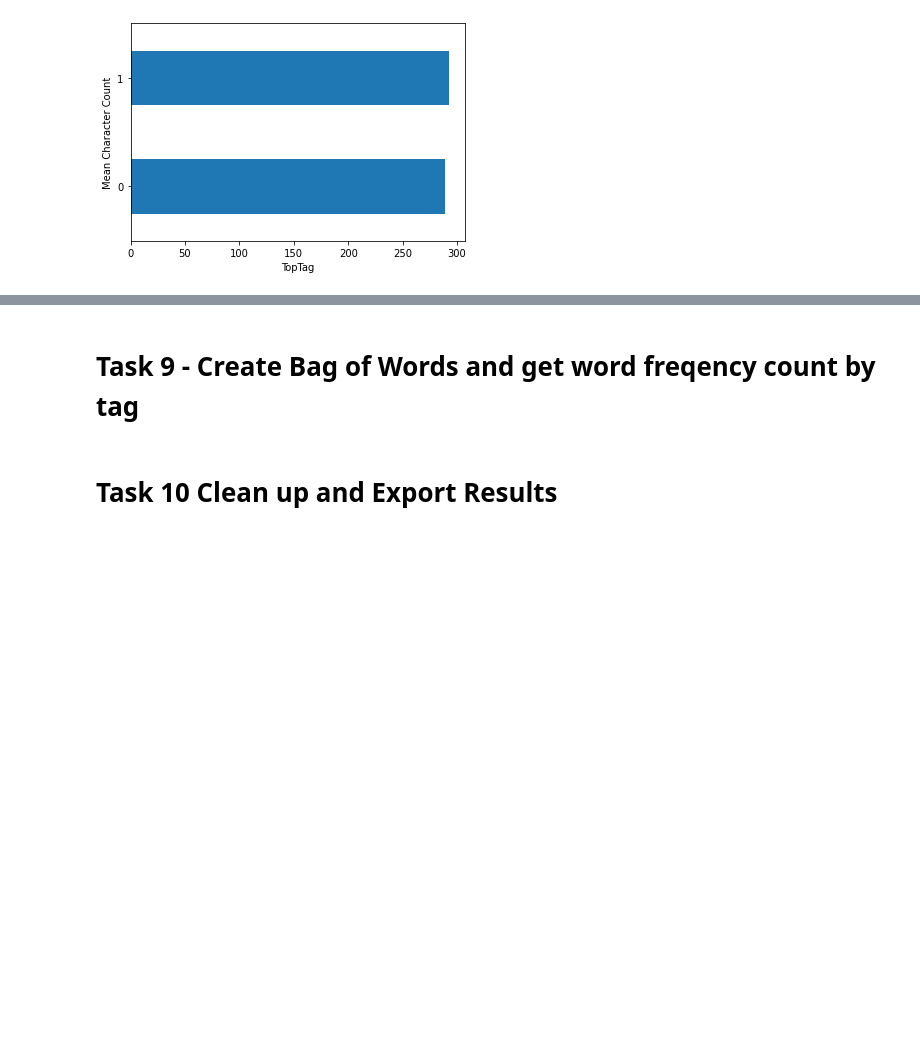
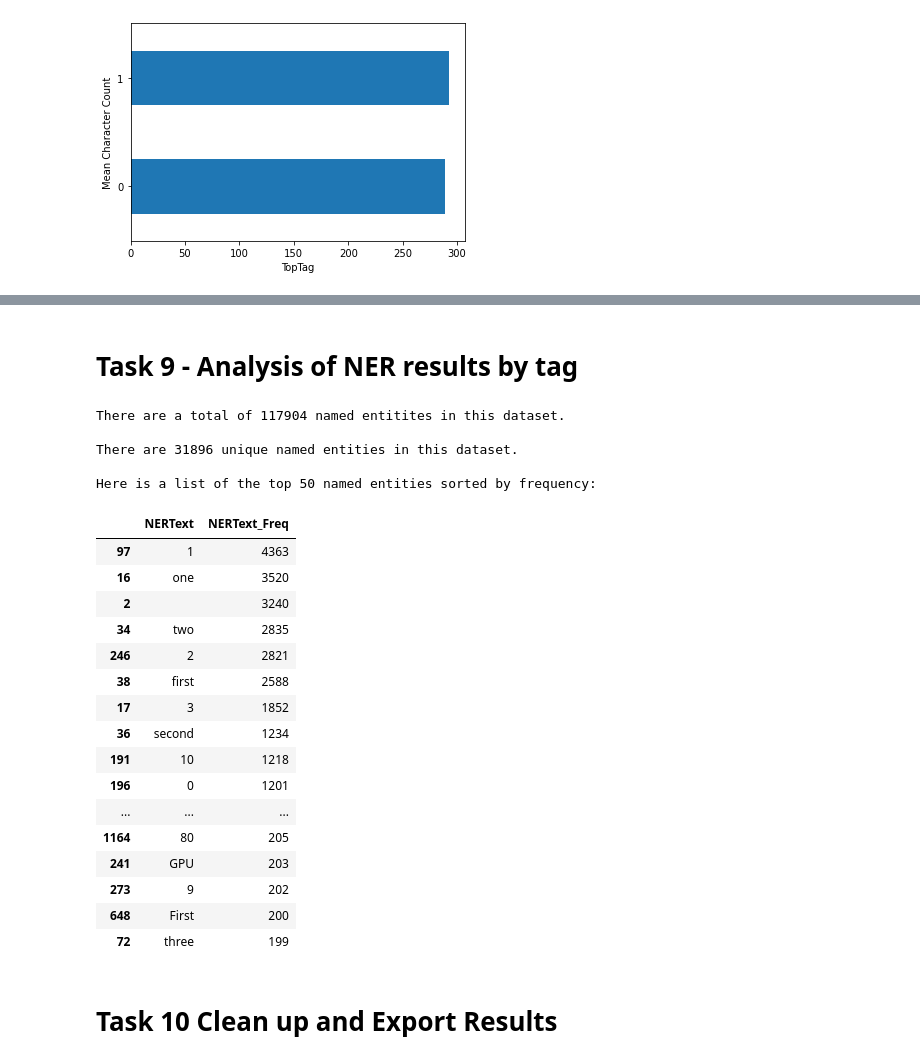
Before and after one commit to lelliott-geo/Springboard_Capstone_Project2, a Jupyter notebook: CP2_04_Analyze_Features.ipynb, the cells around one changed output, grey strips where cells are left out. Saved outputs shown, nothing was run; the diff lists cells and outputs as text; code cells hidden in the pictures; blank space fills up the shorter version.

```diff
--- a/CP2_04_Analyze_Features.ipynb
+++ b/CP2_04_Analyze_Features.ipynb
@@ -335,32 +367,57 @@ Compare tags to NER column for frequency of certain words; 20 words from NER res
+# %% [markdown]
+# Task 9 - Analysis of NER results by tag
 # %%
 '''
-8a. Let's get a list of all the Named Entities and Their Frequency Counts and save to a new dataframe
+9a. Let's get a list of all the Named Entities and Their Frequency Counts and save to a new dataframe; really need to filter out
+numerics and alphanumeric numerals to get a good analysis
 '''
-
 questions_df['NER_txt_str'] = [', '.join(item for sublist in x for item in sublist) for x in questions_df['NER_text']]
-
+#questions_df.head(5)
 def separate_ner_text(text):
     return text.split(",")
 
 questions_df['NER_txt_str2'] = questions_df['NER_txt_str'].apply(lambda y: separate_ner_text(y))
-
+#questions_df.head(5)
 all_ner_text = [item for sublist in questions_df['NER_txt_str2'].values for item in sublist]
 #print(all_ner_text)
 
 my_set = set(all_ner_text)
 unique_ner_text = list(my_set)
 
 ner_name_freq = collections.Counter(all_ner_text)
 
-name_freq_lst =[list(ner_name_freq.keys()),list(ner_name_freq.values())]
-ner_freq_df = pd.DataFrame(np.array(name_freq_lst).T, columns=['NERText','NERText_Freq'])
-ner_freq_df['NERText_Freq'] = pd.to_numeric(ner_freq_df['NERText_Freq'])
+kk=[list(ner_name_freq.keys()),list(ner_name_freq.values())]
+
+ner_name_freq_df = pd.DataFrame(np.array(kk).T, columns=['NERText','NERText_Freq'])
+ner_name_freq_df['NERText_Freq'] = pd.to_numeric(ner_name_freq_df['NERText_Freq'])
 
 # Using this code to make the output clear
-print("There are a total of {} recognized named entities this dataset. \n".format(len(all_ner_text)))
+print("There are a total of {} named entitites in this dataset. \n".format(len(all_ner_text)))
 
-print("There are {} unique special characters in this dataset. \n".format(len(unique_ner_text)))
+print("There are {} unique named entities in this dataset. \n".format(len(unique_ner_text)))
 
-print("Here is a list of the top 50 recognized named entities sorted by frequency: \n")
-
-ner_freq_df.sort_values(by='NERText_Freq', ascending = False).head(60)
+print("Here is a list of the top 50 named entities sorted by frequency: \n")
+ner_name_freq_df.sort_values(by='NERText_Freq', ascending = False).head(50)
+# %% [output]
+There are a total of 117904 named entitites in this dataset.
+
+There are 31896 unique named entities in this dataset.
+
+Here is a list of the top 50 named entities sorted by frequency:
+|  | NERText | NERText_Freq |
+| 97 | 1 | 4363 |
+| 16 | one | 3520 |
+| 2 |  | 3240 |
+| 34 | two | 2835 |
+| 246 | 2 | 2821 |
+| 38 | first | 2588 |
+| 17 | 3 | 1852 |
+| 36 | second | 1234 |
+| 191 | 10 | 1218 |
+| 196 | 0 | 1201 |
+| ... | ... | ... |
+| 1164 | 80 | 205 |
+| 241 | GPU | 203 |
+| 273 | 9 | 202 |
+| 648 | First | 200 |
+| 72 | three | 199 |
@@ -403,2 +423,0 @@ And filter out cardinal labels and others that that are not needed
-# %% [markdown]
-# Task 9 - Create Bag of Words and get word freqency count by tag
```
Also changed, not shown: parts of 17 cells of this notebook, 3 other files.
